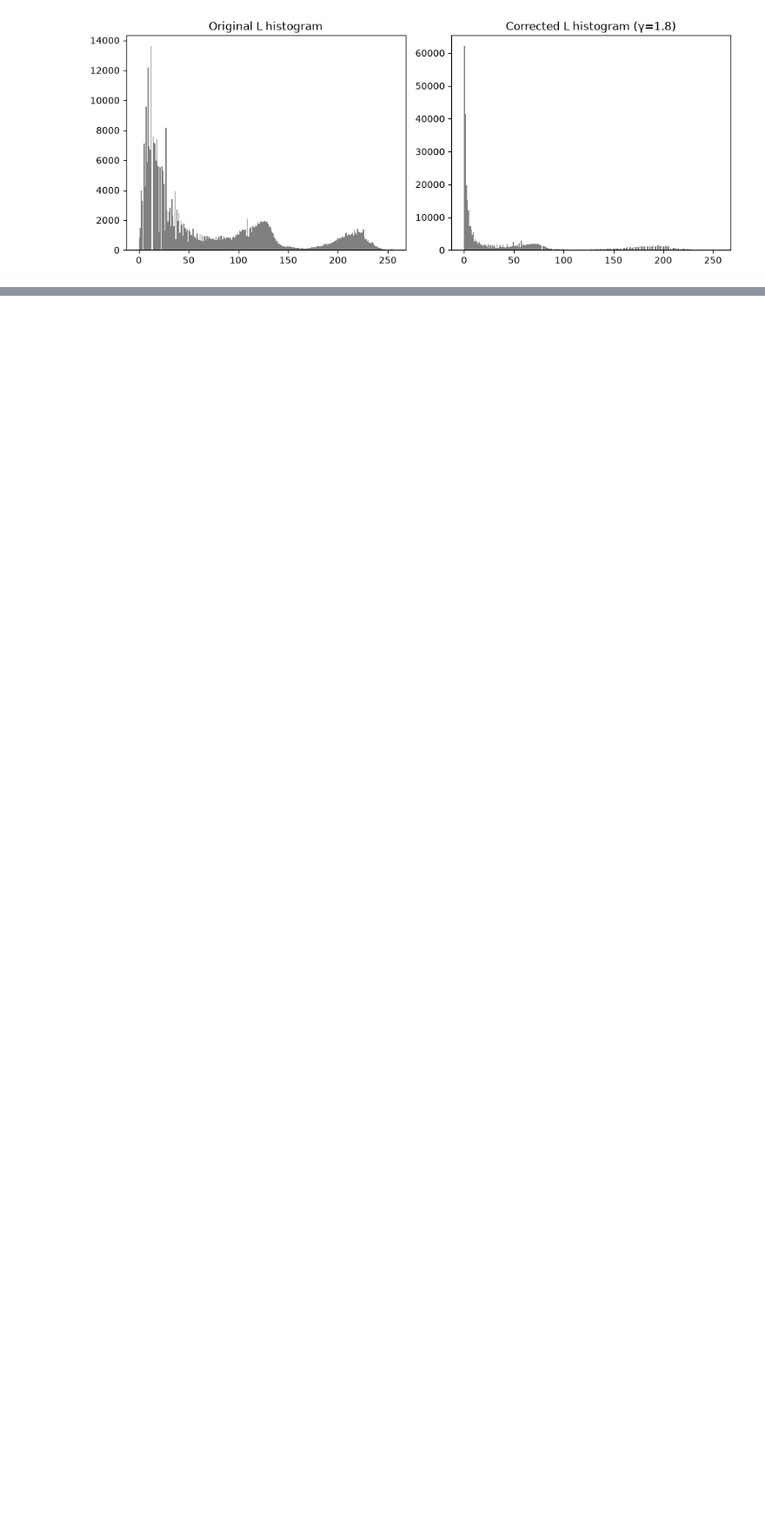
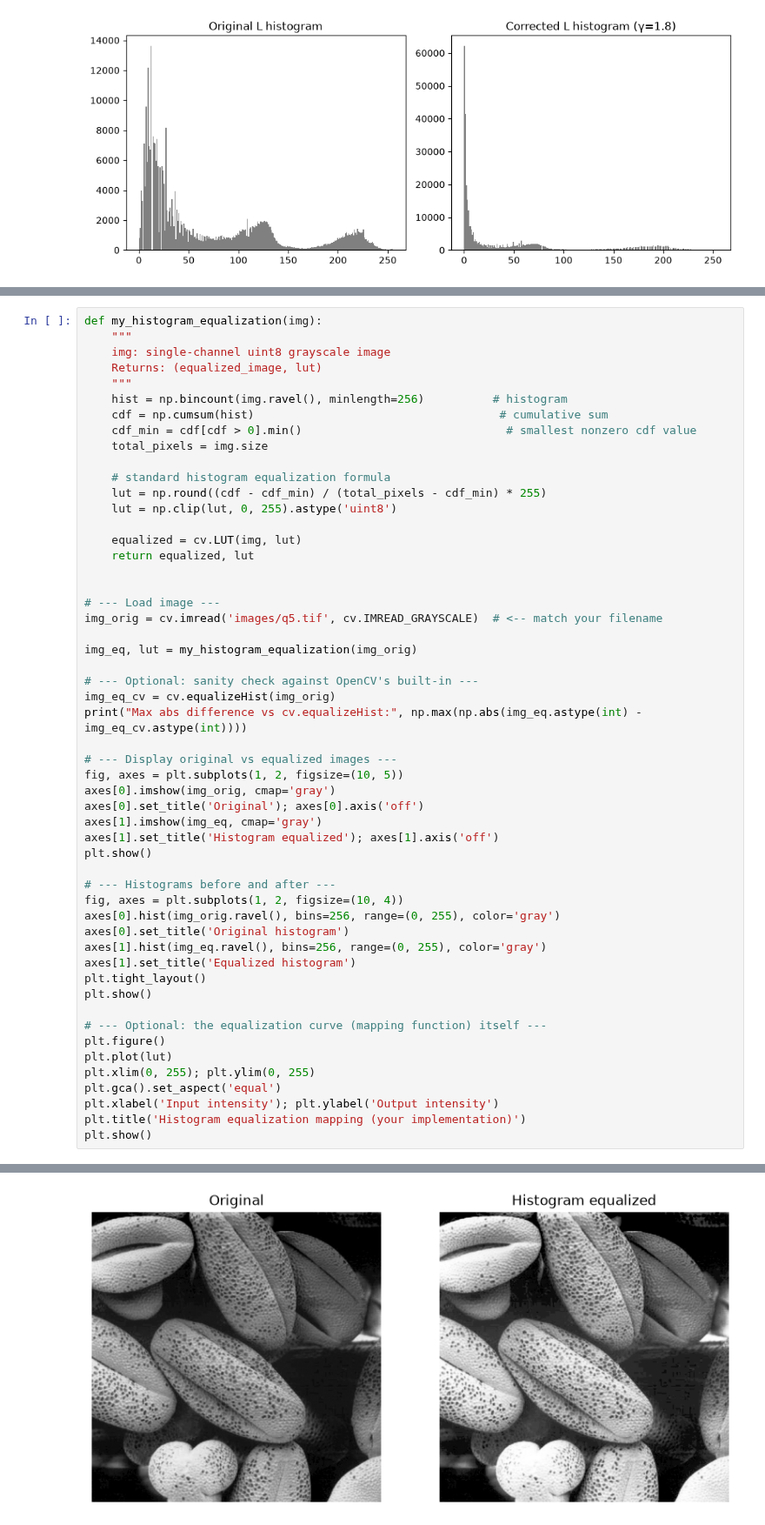
Before and after one commit to ErandiTharushika/A01-Intensity-Transformations-and-Spatial-Filtering, a Jupyter notebook: notebook.ipynb, the cells around one changed output, grey strips where cells are left out. Shown at 87% size. Drawn from its saved outputs; the diff is of its cells as text; blank space fills up the shorter version.

```diff
--- a/notebook.ipynb
+++ b/notebook.ipynb
@@ -198,0 +286,54 @@ plt.show()
+# %%
+def my_histogram_equalization(img):
+    """
+    img: single-channel uint8 grayscale image
+    Returns: (equalized_image, lut)
+    """
+    hist = np.bincount(img.ravel(), minlength=256)          # histogram
+    cdf = np.cumsum(hist)                                    # cumulative sum
+    cdf_min = cdf[cdf > 0].min()                              # smallest nonzero cdf value
+    total_pixels = img.size
+
+    # standard histogram equalization formula
+    lut = np.round((cdf - cdf_min) / (total_pixels - cdf_min) * 255)
+    lut = np.clip(lut, 0, 255).astype('uint8')
+
+    equalized = cv.LUT(img, lut)
+    return equalized, lut
+
+
+# --- Load image ---
+img_orig = cv.imread('images/q5.tif', cv.IMREAD_GRAYSCALE)  # <-- match your filename
+
+img_eq, lut = my_histogram_equalization(img_orig)
+
+# --- Optional: sanity check against OpenCV's built-in ---
+img_eq_cv = cv.equalizeHist(img_orig)
+print("Max abs difference vs cv.equalizeHist:", np.max(np.abs(img_eq.astype(int) - img_eq_cv.astype(int))))
+
+# --- Display original vs equalized images ---
+fig, axes = plt.subplots(1, 2, figsize=(10, 5))
+axes[0].imshow(img_orig, cmap='gray')
+axes[0].set_title('Original'); axes[0].axis('off')
+axes[1].imshow(img_eq, cmap='gray')
+axes[1].set_title('Histogram equalized'); axes[1].axis('off')
+plt.show()
+
+# --- Histograms before and after ---
+fig, axes = plt.subplots(1, 2, figsize=(10, 4))
+axes[0].hist(img_orig.ravel(), bins=256, range=(0, 255), color='gray')
+axes[0].set_title('Original histogram')
+axes[1].hist(img_eq.ravel(), bins=256, range=(0, 255), color='gray')
+axes[1].set_title('Equalized histogram')
+plt.tight_layout()
+plt.show()
+
+# --- Optional: the equalization curve (mapping function) itself ---
+plt.figure()
+plt.plot(lut)
+plt.xlim(0, 255); plt.ylim(0, 255)
+plt.gca().set_aspect('equal')
+plt.xlabel('Input intensity'); plt.ylabel('Output intensity')
+plt.title('Histogram equalization mapping (your implementation)')
+plt.show()
+# %% [output]
@@ -198,0 +341 @@ plt.show()
+[figure, added]
```
Also changed, not shown: parts of 26 cells of this notebook.
